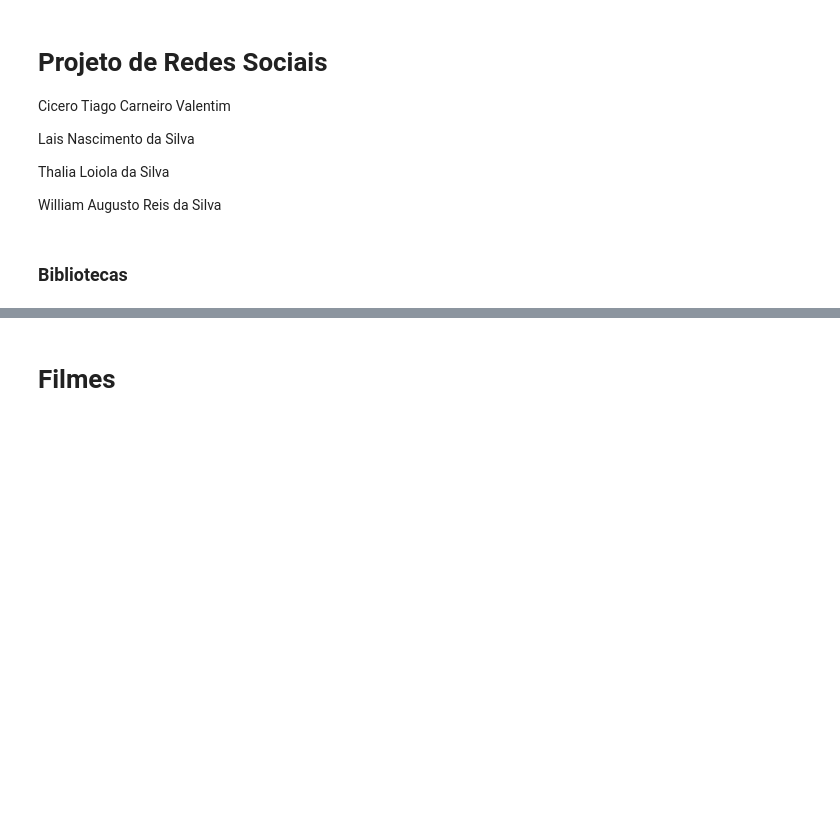
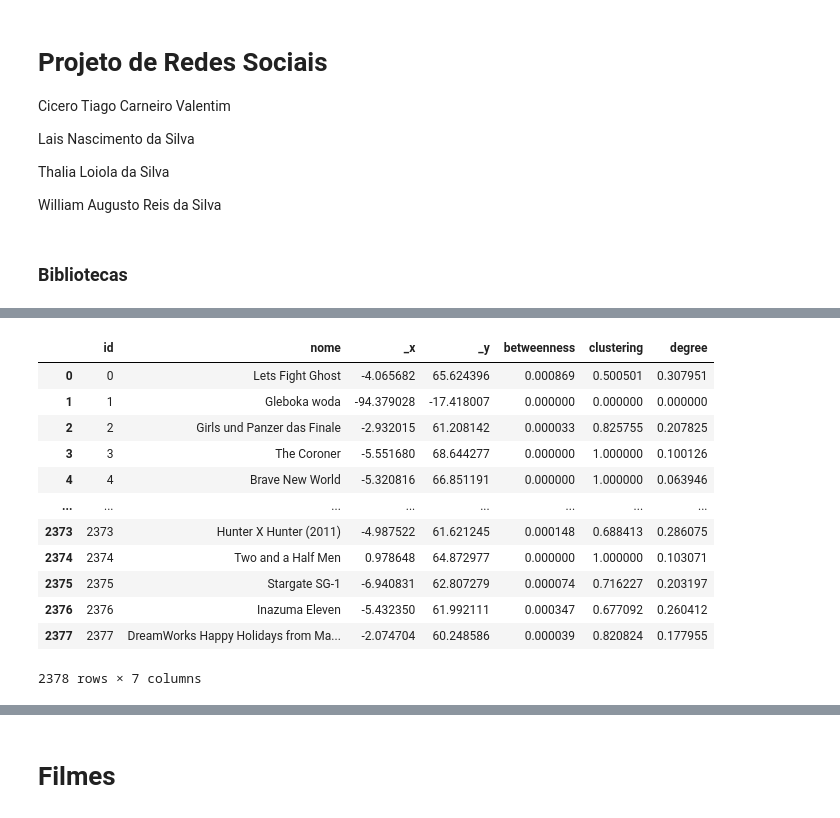
Before and after one commit to hashiprobr-classroom/parte-tecnica-do-projeto-grupoh, a Jupyter notebook: notebooks/Filmes_Series.ipynb, the cells around one changed output, grey strips where cells are left out. Cells and saved outputs as stored; diff of their text form; code cells hidden in the pictures; blank space fills up the shorter version.

```diff
--- a/notebooks/Filmes_Series.ipynb
+++ b/notebooks/Filmes_Series.ipynb
@@ -22,0 +273,34 @@ import numpy as np
+# %%
+grafo = load_gt("projeto-one-mode-series-dicotomizado.net.gz")
+# %%
+grafo_series = grafo
+# %%
+# calculo clustering coefficient
+c = clustering.local_clustering(grafo_series)
+
+# calculo betweenness
+bc, _ = centrality.betweenness(grafo_series)
+
+# calculo degree
+dc = degree_gt(grafo_series)
+
+grafo_series.vp['betweenness'] = bc
+grafo_series.vp['clustering'] = c
+grafo_series.vp['degree'] = dc
+# %%
+df = pd.DataFrame({k: list(v) for k, v in grafo_series.vp.items()})
+df
+# %% [output]
+|  | id | nome | _x | _y | betweenness | clustering | degree |
+| 0 | 0 | Lets Fight Ghost | -4.065682 | 65.624396 | 0.000869 | 0.500501 | 0.307951 |
+| 1 | 1 | Gleboka woda | -94.379028 | -17.418007 | 0.000000 | 0.000000 | 0.000000 |
+| 2 | 2 | Girls und Panzer das Finale | -2.932015 | 61.208142 | 0.000033 | 0.825755 | 0.207825 |
+| 3 | 3 | The Coroner | -5.551680 | 68.644277 | 0.000000 | 1.000000 | 0.100126 |
+| 4 | 4 | Brave New World | -5.320816 | 66.851191 | 0.000000 | 1.000000 | 0.063946 |
+| ... | ... | ... | ... | ... | ... | ... | ... |
+| 2373 | 2373 | Hunter X Hunter (2011) | -4.987522 | 61.621245 | 0.000148 | 0.688413 | 0.286075 |
+| 2374 | 2374 | Two and a Half Men | 0.978648 | 64.872977 | 0.000000 | 1.000000 | 0.103071 |
+| 2375 | 2375 | Stargate SG-1 | -6.940831 | 62.807279 | 0.000074 | 0.716227 | 0.203197 |
+| 2376 | 2376 | Inazuma Eleven | -5.432350 | 61.992111 | 0.000347 | 0.677092 | 0.260412 |
+| 2377 | 2377 | DreamWorks Happy Holidays from Ma... | -2.074704 | 60.248586 | 0.000039 | 0.820824 | 0.177955 |
+2378 rows × 7 columns
```
Also changed, not shown: parts of 45 cells of this notebook, 7 other files.
